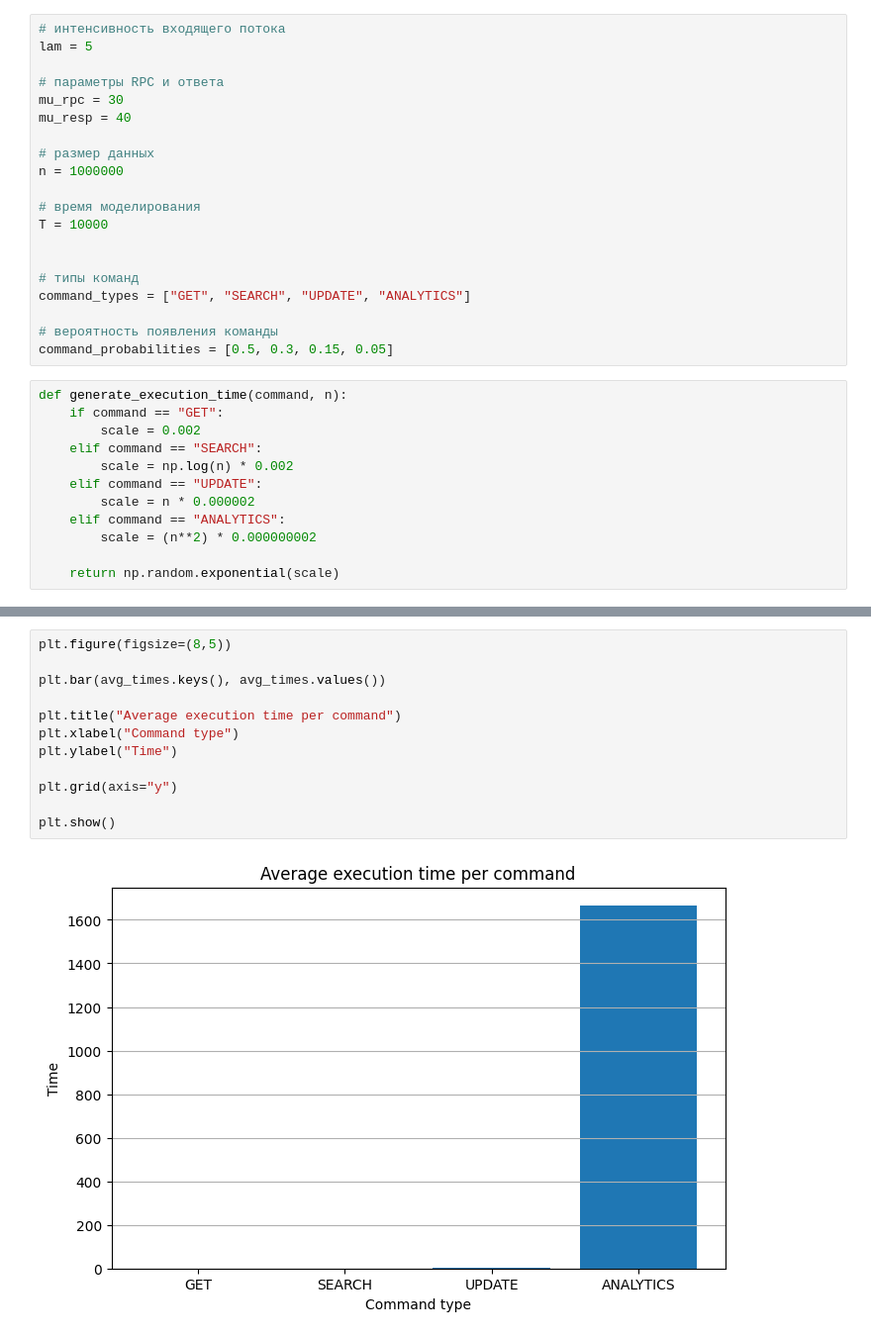
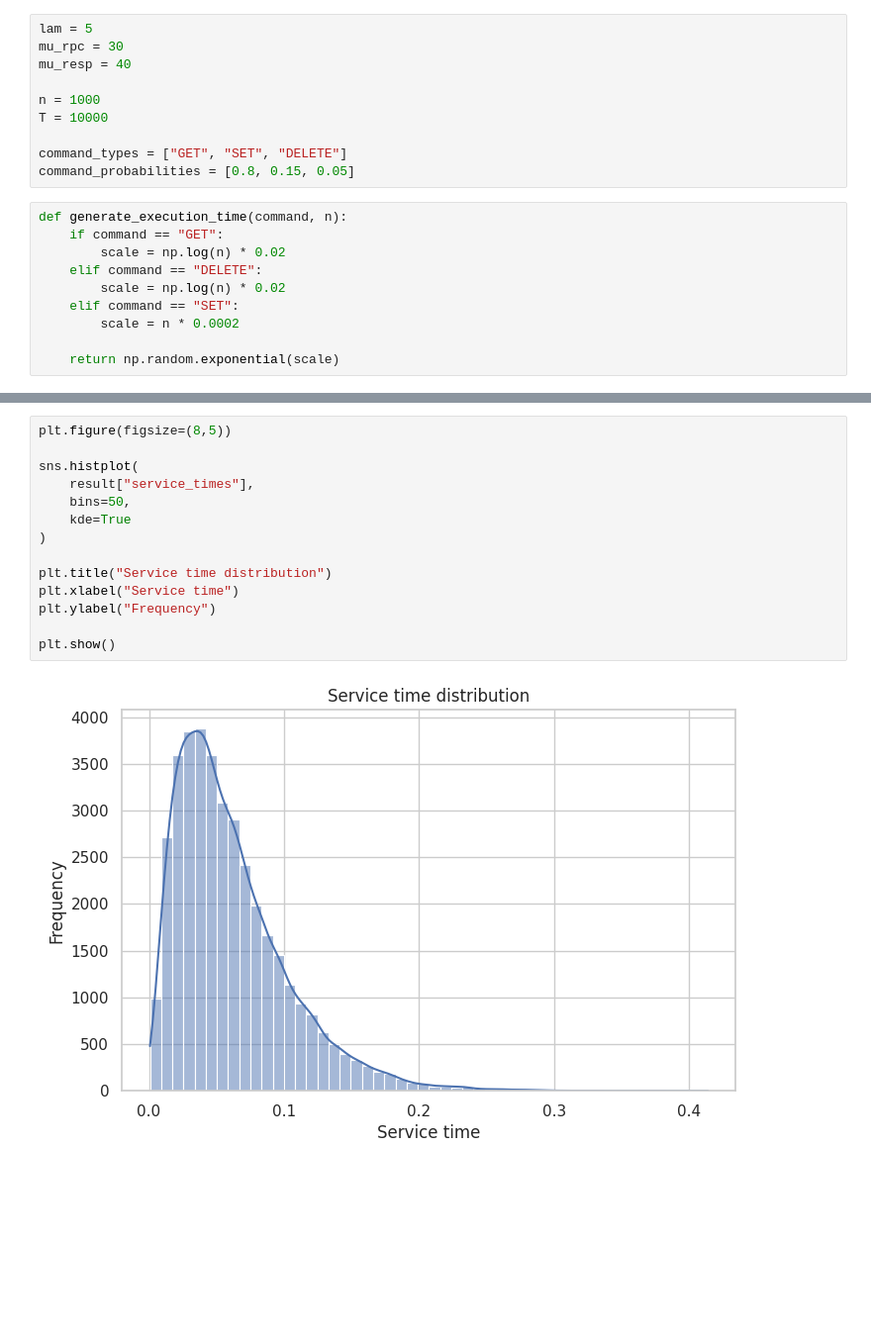
Before and after one commit to Claucdan/Queuing-Theory-ITMO-2026, a Jupyter notebook: labs/lab-1/lab1_experiments.ipynb, the cells around one changed output, grey strips where cells are left out. Shown at 99% size. Saved outputs shown, nothing was run; the diff lists cells and outputs as text; blank space fills up the shorter version.

```diff
--- a/labs/lab-1/lab1_experiments.ipynb
+++ b/labs/lab-1/lab1_experiments.ipynb
@@ -7,32 +22,20 @@ np.random.seed(42)
 # %%
-# интенсивность входящего потока
 lam = 5
-
-# параметры RPC и ответа
 mu_rpc = 30
 mu_resp = 40
 
-# размер данных
-n = 1000000
-
-# время моделирования
+n = 1000
 T = 10000
 
-
-# типы команд
-command_types = ["GET", "SEARCH", "UPDATE", "ANALYTICS"]
-
-# вероятность появления команды
-command_probabilities = [0.5, 0.3, 0.15, 0.05]
+command_types = ["GET", "SET", "DELETE"]
+command_probabilities = [0.8, 0.15, 0.05]
 # %%
 def generate_execution_time(command, n):
     if command == "GET":
-        scale = 0.002
-    elif command == "SEARCH":
-        scale = np.log(n) * 0.002
-    elif command == "UPDATE":
-        scale = n * 0.000002
-    elif command == "ANALYTICS":
-        scale = (n**2) * 0.000000002
+        scale = np.log(n) * 0.02
+    elif command == "DELETE":
+        scale = np.log(n) * 0.02
+    elif command == "SET":
+        scale = n * 0.0002
 
     return np.random.exponential(scale)
@@ -162,14 +334,16 @@ df
 # %%
 plt.figure(figsize=(8,5))
 
-plt.bar(avg_times.keys(), avg_times.values())
+sns.histplot(
+    result["service_times"],
+    bins=50,
+    kde=True
+)
 
-plt.title("Average execution time per command")
-plt.xlabel("Command type")
-plt.ylabel("Time")
-
-plt.grid(axis="y")
+plt.title("Service time distribution")
+plt.xlabel("Service time")
+plt.ylabel("Frequency")
 
 plt.show()
 # %% [output]
-[figure, old version]
+[figure, new version]
```
Also changed, not shown: parts of 30 cells of this notebook, 7 other files.
